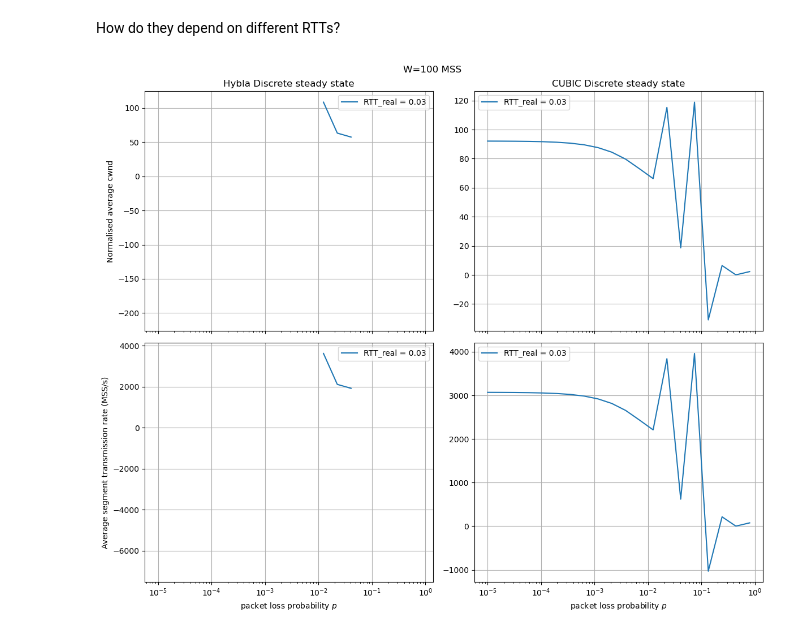
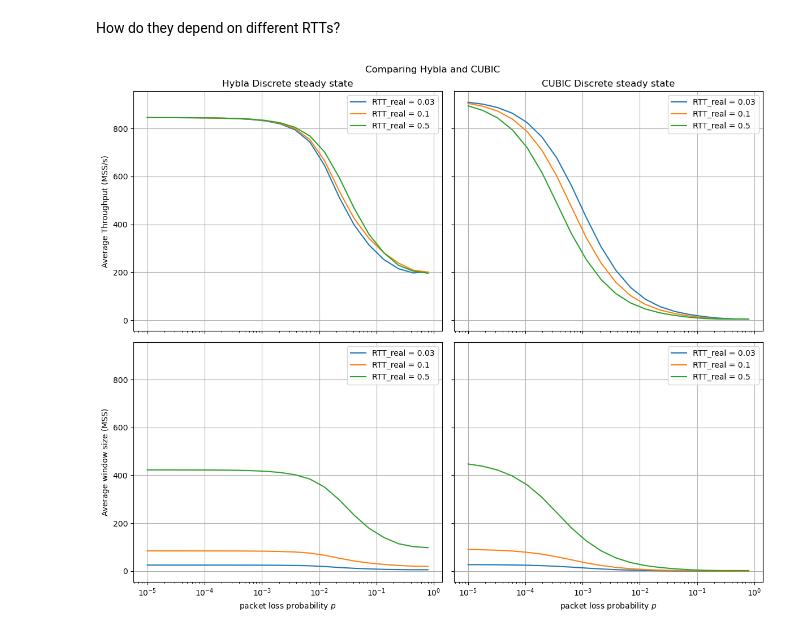
Before and after one commit to megretj/qpepcca, a Jupyter notebook: packetBasedMarkovianModel.ipynb, the cells around one changed output. Drawn from its saved outputs; the diff is of its cells as text; code cells hidden in the pictures.

```diff
--- a/packetBasedMarkovianModel.ipynb
+++ b/packetBasedMarkovianModel.ipynb
@@ -182,10 +210,10 @@ Average throughput is -21.693291637680584
 [figure]
 # %%
-err_rates = np.logspace(-5,-1,20)
+err_rates = np.logspace(-2,-0.1,20)
 throughputs = np.zeros([3,len(err_rates)])
 for k,C in enumerate([100,500,1000]):
     for i, l in enumerate(err_rates):
-        wireless = CCA_MarkovChain_CUBIC_discrete(packet_err=l,beta=0.7,N=100,C = C,RTT_real=0.05)
+        wireless = CCA_MarkovChain_CUBIC_discrete(packet_err=l,beta=0.7,N=100,C = C,RTT_real=0.1)
         throughputs[k,i] = wireless.avg_throughput()
 
 plt.plot(err_rates,throughputs[0,:], label = "W = 1Mb")
@@ -194,7 +222,7 @@ plt.plot(err_rates,throughputs[2,:], label = "W = 100Mb")
 plt.semilogx()
 plt.legend()
 plt.grid()
-plt.title(r"CUBIC Discrete average normalized throughputs")
+plt.title(r"CUBIC Discrete average throughput")
 plt.xlabel(r"packet loss probability $p$")
 plt.ylabel(r'sscwnd')
 plt.show()
@@ -204,44 +232,44 @@ plt.show()
 How do they depend on different RTTs?
 # %%
 err_rates = np.logspace(-5,-0.1,20)
-RTTs = [0.03]
+RTTs = [0.03, 0.1,0.5]
 throughputs = np.zeros([len(RTTs),len(err_rates),4])
 
 for k,R in enumerate(RTTs):
     for i, l in enumerate(err_rates):
-        wireless = CCA_MarkovChain_Hybla_discrete(packet_err=l,beta=0.7,N=100,C = 100,RTT_real=R, RTT0=0.5, W = 100)
-        cubic = CCA_MarkovChain_CUBIC_new(packet_err=l,beta=0.7,N=100,C = 100,RTT_real=R, W = 100)
+        wireless = CCA_MarkovChain_Hybla_discrete(packet_err=l,beta=0.7,N=100,C = 1000,RTT_real=R, RTT0=0.025)
+        cubic = CCA_MarkovChain_CUBIC_discrete(packet_err=l,beta=0.7,N=100,C = 1000,RTT_real=R)
         throughputs[k,i,0] = wireless.avg_throughput()
         throughputs[k,i,1] = cubic.avg_throughput()
-    throughputs[k,:,2] = throughputs[k,:,0]/R
-    throughputs[k,:,3] = throughputs[k,:,1]/R
+    throughputs[k,:,2] = throughputs[k,:,0]*R
+    throughputs[k,:,3] = throughputs[k,:,1]*R
 
-fig, axs = plt.subplots(2, 2, figsize=(12,10),sharex=True)
+fig, axs = plt.subplots(2, 2, figsize=(12,10),sharex=True, sharey=True)
 for k,R in enumerate(RTTs):
     axs[0,0].plot(err_rates,throughputs[k,:,0], label = f"RTT_real = {R}")
     axs[0,1].plot(err_rates,throughputs[k,:,1], label = f"RTT_real = {R}")
     axs[1,0].plot(err_rates,throughputs[k,:,2], label = f"RTT_real = {R}")
     axs[1,1].plot(err_rates,throughputs[k,:,3], label = f"RTT_real = {R}")
 axs[0,0].semilogx()
 axs[0,0].legend()
 axs[0,0].grid()
 axs[0,0].set_title(r"Hybla Discrete steady state")
-axs[0,0].set_ylabel(r'Normalised average cwnd')
+axs[0,0].set_ylabel(r'Average Throughput (MSS/s)')
 axs[0,1].semilogx()
 axs[0,1].legend()
 axs[0,1].grid()
 axs[0,1].set_title(r"CUBIC Discrete steady state")
 axs[1,0].semilogx()
 axs[1,0].legend()
 axs[1,0].grid()
 axs[1,0].set_xlabel(r"packet loss probability $p$")
-axs[1,0].set_ylabel(r'Average segment transmission rate (MSS/s)')
+axs[1,0].set_ylabel(r'Average window size (MSS)')
 axs[1,1].semilogx()
 axs[1,1].legend()
 axs[1,1].grid()
 axs[1,1].set_xlabel(r"packet loss probability $p$")
-fig.suptitle("W=100 MSS")
+fig.suptitle("Comparing Hybla and CUBIC")
 fig.tight_layout()
 plt.show()
 # %% [output]
-[figure, old version]
+[figure, new version]
```
Also changed, not shown: parts of 4 cells of this notebook, 1 other file.
